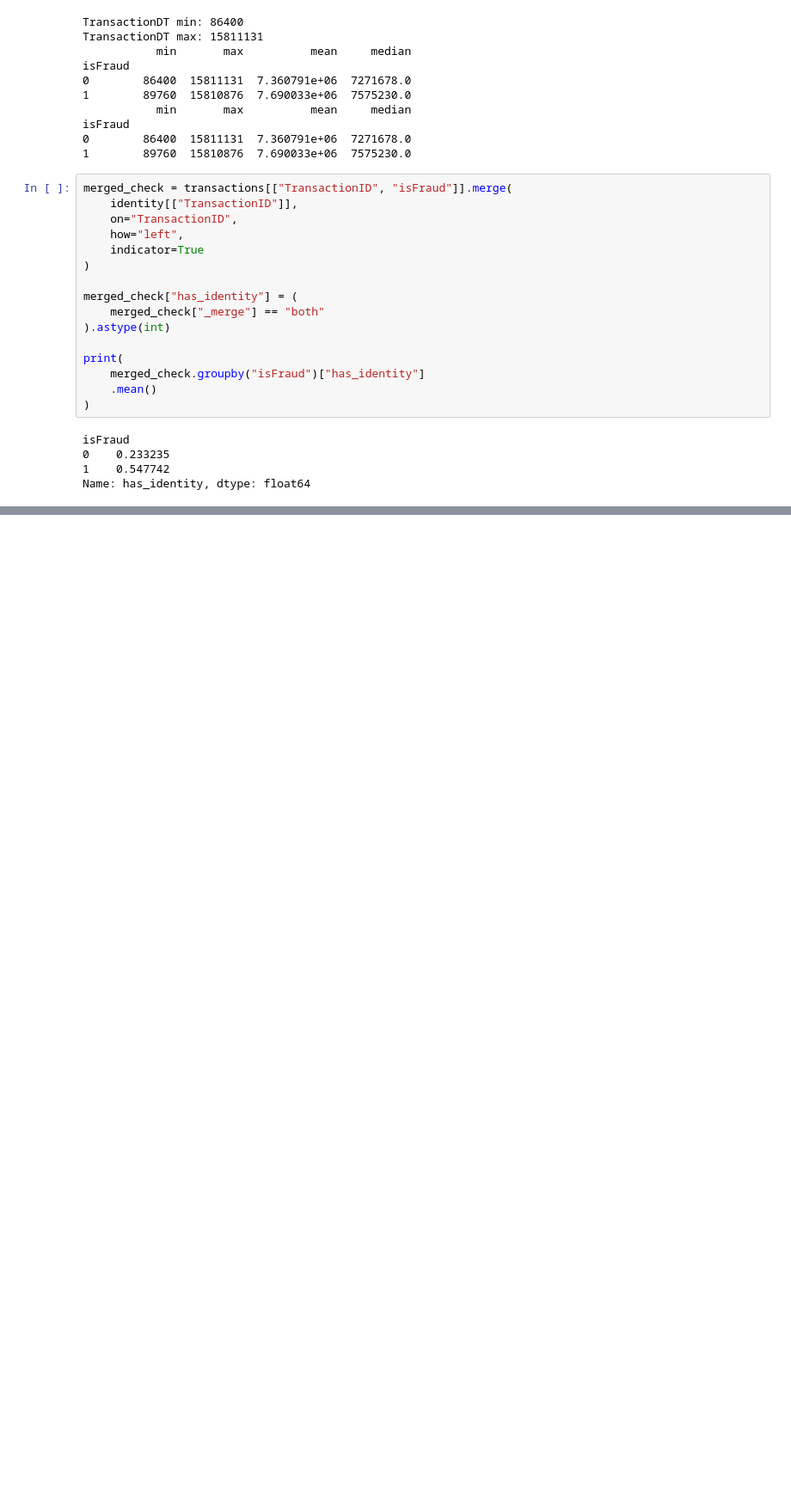
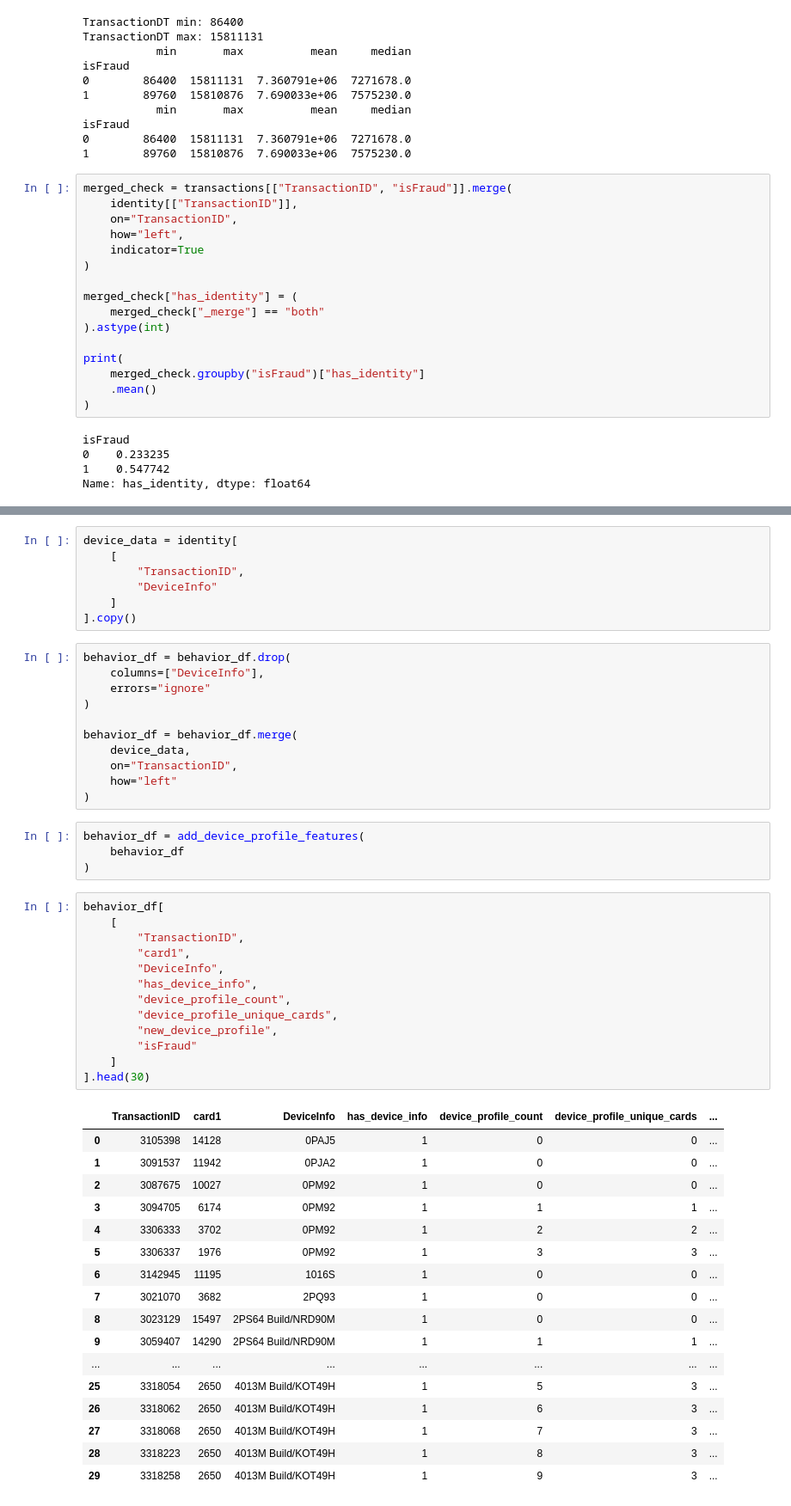
Before and after one commit to GauravSehgal12/fraud_detection_agent, a Jupyter notebook: notebooks/data_exploration.ipynb, the cells around one changed output, grey strips where cells are left out. Shown at 86% size. Saved outputs shown, nothing was run; the diff lists cells and outputs as text; blank space fills up the shorter version.

```diff
--- a/notebooks/data_exploration.ipynb
+++ b/notebooks/data_exploration.ipynb
@@ -212,0 +564,53 @@ ModuleNotFoundError: No module named 'src'
+# %%
+device_data = identity[
+    [
+        "TransactionID",
+        "DeviceInfo"
+    ]
+].copy()
+# %%
+behavior_df = behavior_df.drop(
+    columns=["DeviceInfo"],
+    errors="ignore"
+)
+
+behavior_df = behavior_df.merge(
+    device_data,
+    on="TransactionID",
+    how="left"
+)
+# %%
+behavior_df = add_device_profile_features(
+    behavior_df
+)
+# %%
+behavior_df[
+    [
+        "TransactionID",
+        "card1",
+        "DeviceInfo",
+        "has_device_info",
+        "device_profile_count",
+        "device_profile_unique_cards",
+        "new_device_profile",
+        "isFraud"
+    ]
+].head(30)
+# %% [output]
+|  | TransactionID | card1 | DeviceInfo | has_device_info | device_profile_count | device_profile_unique_cards | ... |
+| 0 | 3105398 | 14128 | 0PAJ5 | 1 | 0 | 0 | ... |
+| 1 | 3091537 | 11942 | 0PJA2 | 1 | 0 | 0 | ... |
+| 2 | 3087675 | 10027 | 0PM92 | 1 | 0 | 0 | ... |
+| 3 | 3094705 | 6174 | 0PM92 | 1 | 1 | 1 | ... |
+| 4 | 3306333 | 3702 | 0PM92 | 1 | 2 | 2 | ... |
+| 5 | 3306337 | 1976 | 0PM92 | 1 | 3 | 3 | ... |
+| 6 | 3142945 | 11195 | 1016S | 1 | 0 | 0 | ... |
+| 7 | 3021070 | 3682 | 2PQ93 | 1 | 0 | 0 | ... |
+| 8 | 3023129 | 15497 | 2PS64 Build/NRD90M | 1 | 0 | 0 | ... |
+| 9 | 3059407 | 14290 | 2PS64 Build/NRD90M | 1 | 1 | 1 | ... |
+| ... | ... | ... | ... | ... | ... | ... | ... |
+| 25 | 3318054 | 2650 | 4013M Build/KOT49H | 1 | 5 | 3 | ... |
+| 26 | 3318062 | 2650 | 4013M Build/KOT49H | 1 | 6 | 3 | ... |
+| 27 | 3318068 | 2650 | 4013M Build/KOT49H | 1 | 7 | 3 | ... |
+| 28 | 3318223 | 2650 | 4013M Build/KOT49H | 1 | 8 | 3 | ... |
+| 29 | 3318258 | 2650 | 4013M Build/KOT49H | 1 | 9 | 3 | ... |
```
Also changed, not shown: parts of 26 cells of this notebook, 2 other files.
